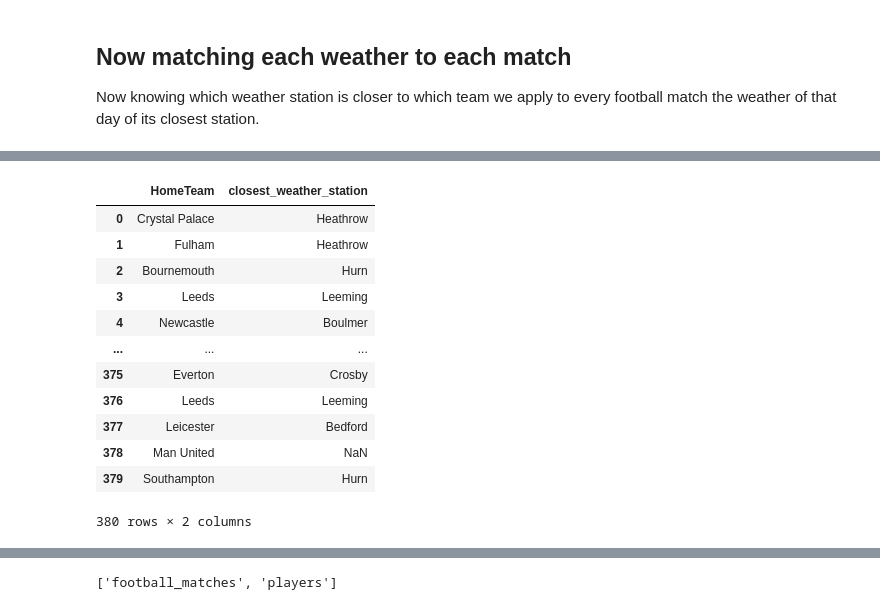
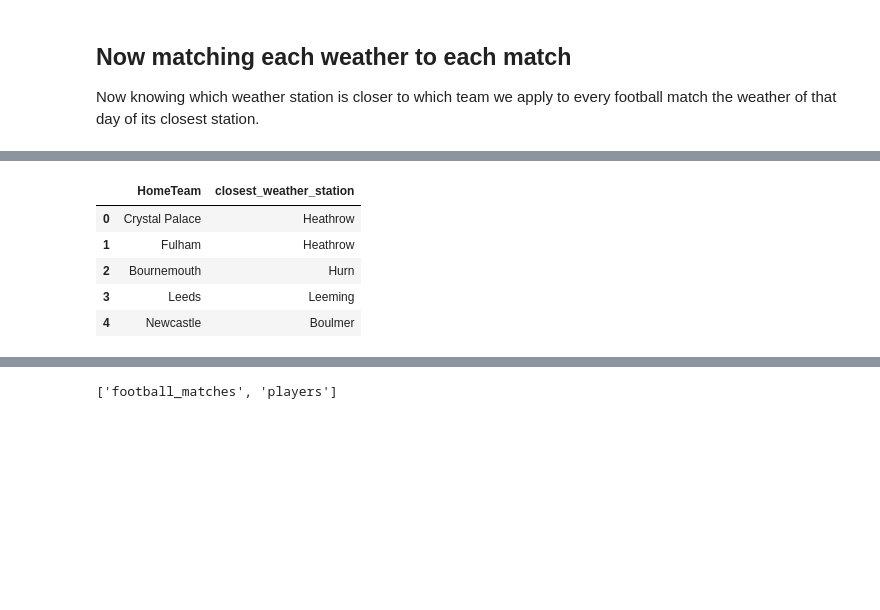
Before and after one commit to marcmelis/adsdb-fantasy-football, a Jupyter notebook: notebooks/exploitation_zone.ipynb, the cells around one changed output, grey strips where cells are left out. Drawn from its saved outputs; the diff is of its cells as text; code cells hidden in the pictures; blank space fills up the shorter version.

```diff
--- a/notebooks/exploitation_zone.ipynb
+++ b/notebooks/exploitation_zone.ipynb
@@ -161,21 +150,14 @@ football_matches_stations_df = football_matches_df.merge(team_station_df,
                                                right_on='team_name',
                                                how='left')
 # %%
-football_matches_stations_df[['HomeTeam', 'closest_weather_station']]
+football_matches_stations_df[['HomeTeam', 'closest_weather_station']].head()
 # %% [output]
 |  | HomeTeam | closest_weather_station |
 | 0 | Crystal Palace | Heathrow |
 | 1 | Fulham | Heathrow |
 | 2 | Bournemouth | Hurn |
 | 3 | Leeds | Leeming |
 | 4 | Newcastle | Boulmer |
-| ... | ... | ... |
-| 375 | Everton | Crosby |
-| 376 | Leeds | Leeming |
-| 377 | Leicester | Bedford |
-| 378 | Man United | NaN |
-| 379 | Southampton | Hurn |
-380 rows × 2 columns
 # %%
 final_football_df = football_matches_stations_df.merge(met_df,
                                            left_on=['Date', 'closest_weather_station'],
```
Also changed, not shown: parts of 7 cells of this notebook, 1 other file.
